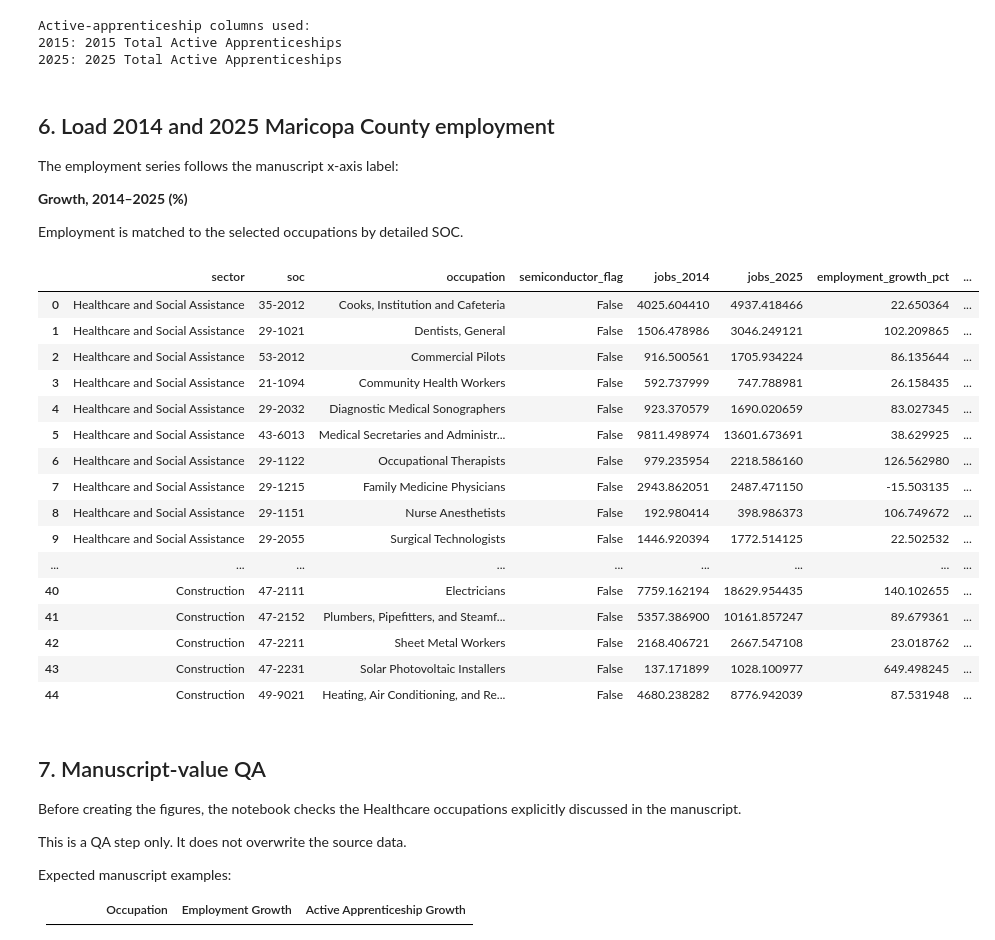
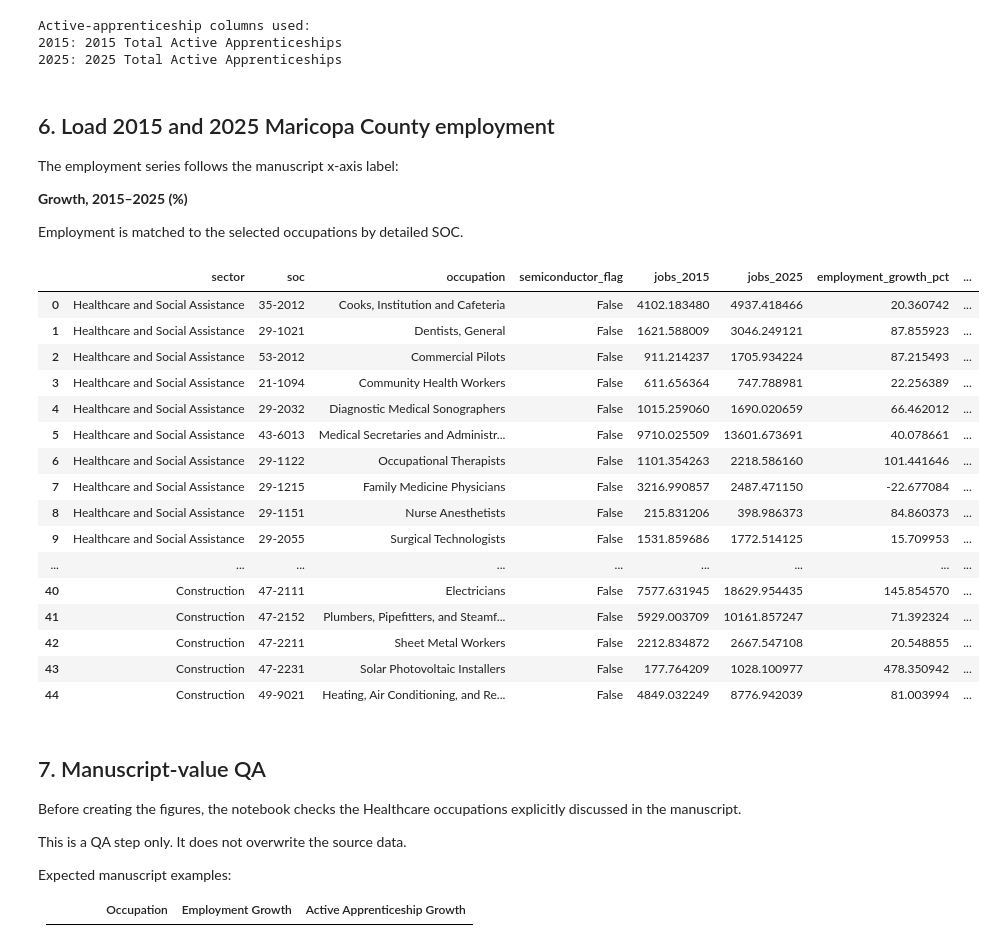
Before and after one commit to aarielle10/Walmart-Landscape-Analysis, a Jupyter notebook: 06_Figures_Workforce_Growth_vs_Apprenticeship_Pipeline_Growth_Clean_v2.ipynb, the cells around one changed output. Cells and saved outputs as stored; diff of their text form; code cells hidden in the pictures.

```diff
--- a/06_Figures_Workforce_Growth_vs_Apprenticeship_Pipeline_Growth_Clean_v2.ipynb
+++ b/06_Figures_Workforce_Growth_vs_Apprenticeship_Pipeline_Growth_Clean_v2.ipynb
@@ -231,7 +231,7 @@ for path in candidate_csvs:
 
     if (
         "SOC" in header.columns
-        and "2014 Jobs" in header.columns
+        and "2015 Jobs" in header.columns
         and "2025 Jobs" in header.columns
     ):
         employment_candidates.append(path)
@@ -239,7 +239,7 @@ for path in candidate_csvs:
 if not employment_candidates:
     raise FileNotFoundError(
         "Could not find a Lightcast occupation file containing "
-        "SOC, 2014 Jobs, and 2025 Jobs."
+        "SOC, 2015 Jobs, and 2025 Jobs."
     )
 
 EMPLOYMENT_FILE = max(
@@ -625,11 +625,11 @@ Active-apprenticeship columns used:
 2015: 2015 Total Active Apprenticeships
 2025: 2025 Total Active Apprenticeships
 # %% [markdown]
-## 6. Load 2014 and 2025 Maricopa County employment
+## 6. Load 2015 and 2025 Maricopa County employment
 
 The employment series follows the manuscript x-axis label:
 
-**Growth, 2014–2025 (%)**
+**Growth, 2015–2025 (%)**
 
 Employment is matched to the selected occupations by detailed SOC.
 # %%
@@ -644,7 +644,7 @@ jobs = pd.read_csv(
 
 required_job_columns = [
     "SOC",
-    "2014 Jobs",
+    "2015 Jobs",
     "2025 Jobs",
 ]
 
@@ -665,9 +665,9 @@ jobs["soc"] = (
     .map(clean_soc)
 )
 
-jobs["jobs_2014"] = numeric(
+jobs["jobs_2015"] = numeric(
     jobs[
-        "2014 Jobs"
+        "2015 Jobs"
     ]
 )
 
@@ -681,7 +681,7 @@ jobs_small = (
     jobs[
         [
             "soc",
-            "jobs_2014",
+            "jobs_2015",
             "jobs_2025",
         ]
     ]
@@ -725,7 +725,7 @@ analysis[
         "jobs_2025"
     ],
     analysis[
-        "jobs_2014"
+        "jobs_2015"
     ]
 )
 
@@ -742,51 +742,51 @@ analysis[
 
 analysis[
     "growth_gap_pp"
 ] = (
     analysis[
         "active_apprenticeship_growth_pct"
     ]
     -
     analysis[
         "employment_growth_pct"
     ]
 )
 
 display(
     analysis[
         [
             "sector",
             "soc",
             "occupation",
             "semiconductor_flag",
-            "jobs_2014",
+            "jobs_2015",
             "jobs_2025",
             "employment_growth_pct",
             "active_2015",
             "active_2025",
             "active_apprenticeship_growth_pct",
             "growth_gap_pp",
         ]
     ]
 )
 # %% [output]
-|  | sector | soc | occupation | semiconductor_flag | jobs_2014 | jobs_2025 | employment_growth_pct | ... |
-| 0 | Healthcare and Social Assistance | 35-2012 | Cooks, Institution and Cafeteria | False | 4025.604410 | 4937.418466 | 22.650364 | ... |
-| 1 | Healthcare and Social Assistance | 29-1021 | Dentists, General | False | 1506.478986 | 3046.249121 | 102.209865 | ... |
-| 2 | Healthcare and Social Assistance | 53-2012 | Commercial Pilots | False | 916.500561 | 1705.934224 | 86.135644 | ... |
-| 3 | Healthcare and Social Assistance | 21-1094 | Community Health Workers | False | 592.737999 | 747.788981 | 26.158435 | ... |
-| 4 | Healthcare and Social Assistance | 29-2032 | Diagnostic Medical Sonographers | False | 923.370579 | 1690.020659 | 83.027345 | ... |
-| 5 | Healthcare and Social Assistance | 43-6013 | Medical Secretaries and Administr... | False | 9811.498974 | 13601.673691 | 38.629925 | ... |
-| 6 | Healthcare and Social Assistance | 29-1122 | Occupational Therapists | False | 979.235954 | 2218.586160 | 126.562980 | ... |
-| 7 | Healthcare and Social Assistance | 29-1215 | Family Medicine Physicians | False | 2943.862051 | 2487.471150 | -15.503135 | ... |
-| 8 | Healthcare and Social Assistance | 29-1151 | Nurse Anesthetists | False | 192.980414 | 398.986373 | 106.749672 | ... |
-| 9 | Healthcare and Social Assistance | 29-2055 | Surgical Technologists | False | 1446.920394 | 1772.514125 | 22.502532 | ... |
+|  | sector | soc | occupation | semiconductor_flag | jobs_2015 | jobs_2025 | employment_growth_pct | ... |
+| 0 | Healthcare and Social Assistance | 35-2012 | Cooks, Institution and Cafeteria | False | 4102.183480 | 4937.418466 | 20.360742 | ... |
+| 1 | Healthcare and Social Assistance | 29-1021 | Dentists, General | False | 1621.588009 | 3046.249121 | 87.855923 | ... |
+| 2 | Healthcare and Social Assistance | 53-2012 | Commercial Pilots | False | 911.214237 | 1705.934224 | 87.215493 | ... |
+| 3 | Healthcare and Social Assistance | 21-1094 | Community Health Workers | False | 611.656364 | 747.788981 | 22.256389 | ... |
+| 4 | Healthcare and Social Assistance | 29-2032 | Diagnostic Medical Sonographers | False | 1015.259060 | 1690.020659 | 66.462012 | ... |
+| 5 | Healthcare and Social Assistance | 43-6013 | Medical Secretaries and Administr... | False | 9710.025509 | 13601.673691 | 40.078661 | ... |
+| 6 | Healthcare and Social Assistance | 29-1122 | Occupational Therapists | False | 1101.354263 | 2218.586160 | 101.441646 | ... |
+| 7 | Healthcare and Social Assistance | 29-1215 | Family Medicine Physicians | False | 3216.990857 | 2487.471150 | -22.677084 | ... |
+| 8 | Healthcare and Social Assistance | 29-1151 | Nurse Anesthetists | False | 215.831206 | 398.986373 | 84.860373 | ... |
+| 9 | Healthcare and Social Assistance | 29-2055 | Surgical Technologists | False | 1531.859686 | 1772.514125 | 15.709953 | ... |
 | ... | ... | ... | ... | ... | ... | ... | ... | ... |
-| 40 | Construction | 47-2111 | Electricians | False | 7759.162194 | 18629.954435 | 140.102655 | ... |
-| 41 | Construction | 47-2152 | Plumbers, Pipefitters, and Steamf... | False | 5357.386900 | 10161.857247 | 89.679361 | ... |
-| 42 | Construction | 47-2211 | Sheet Metal Workers | False | 2168.406721 | 2667.547108 | 23.018762 | ... |
-| 43 | Construction | 47-2231 | Solar Photovoltaic Installers | False | 137.171899 | 1028.100977 | 649.498245 | ... |
-| 44 | Construction | 49-9021 | Heating, Air Conditioning, and Re... | False | 4680.238282 | 8776.942039 | 87.531948 | ... |
+| 40 | Construction | 47-2111 | Electricians | False | 7577.631945 | 18629.954435 | 145.854570 | ... |
+| 41 | Construction | 47-2152 | Plumbers, Pipefitters, and Steamf... | False | 5929.003709 | 10161.857247 | 71.392324 | ... |
+| 42 | Construction | 47-2211 | Sheet Metal Workers | False | 2212.834872 | 2667.547108 | 20.548855 | ... |
+| 43 | Construction | 47-2231 | Solar Photovoltaic Installers | False | 177.764209 | 1028.100977 | 478.350942 | ... |
+| 44 | Construction | 49-9021 | Heating, Air Conditioning, and Re... | False | 4849.032249 | 8776.942039 | 81.003994 | ... |
 # %% [markdown]
 ## 7. Manuscript-value QA
 
```
Also changed, not shown: parts of 6 cells of this notebook, 1 other file.
